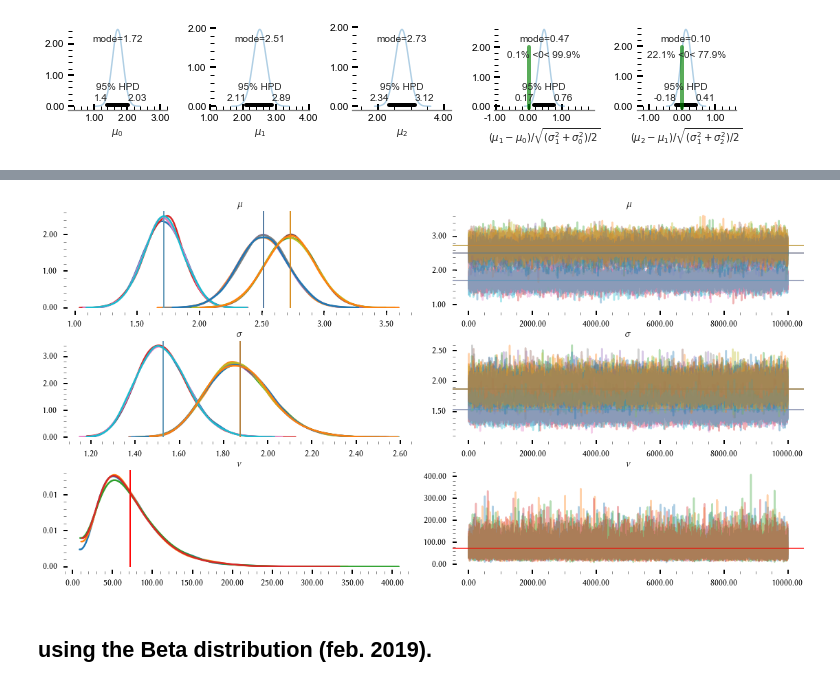
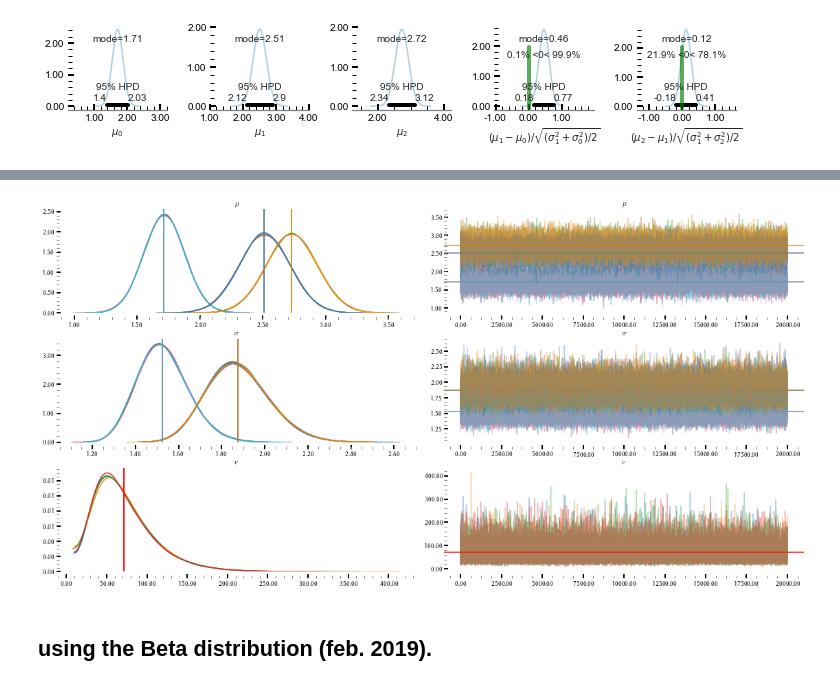
Before and after one commit to CrowdDynamicsLab/ComicPersuasion, a Jupyter notebook: Paper Draft/CHI2019-comic/hari-code/new experiments, sep 2018.ipynb, the cells around one changed output, grey strips where cells are left out. Saved outputs shown, nothing was run; the diff lists cells and outputs as text; code cells hidden in the pictures.

```diff
--- a/Paper Draft/CHI2019-comic/hari-code/new experiments, sep 2018.ipynb
+++ b/Paper Draft/CHI2019-comic/hari-code/new experiments, sep 2018.ipynb
@@ -171,29 +175,29 @@ with pm.Model() as group_main:
 # %% [markdown]
 ## model code (beta, feb. 2019)
 # %%
-n_lambda = 10.0 # hyperprior parameter for the exponential distribution
+# n_lambda = 10.0 # hyperprior parameter for the exponential distribution
 
-s_low = 0
-s_high = 5
-# case = dfs[dfs.condition < 2].condition # either 0, 1
-# obs  = dfs[dfs.condition < 2].response # for conditions 0, 1
+# s_low = 0
+# s_high = 5
+# # case = dfs[dfs.condition < 2].condition # either 0, 1
+# # obs  = dfs[dfs.condition < 2].response # for conditions 0, 1
 
-case = dfs.condition # either 0, 1, 2
-obs  = 0.0001+0.999*(dfs.response)/5.0 # normalized response for conditions 0, 1, 2
+# case = dfs.condition # either 0, 1, 2
+# obs  = 0.0001+0.999*(dfs.response)/5.0 # normalized response for conditions 0, 1, 2
 
-with pm.Model() as group_main:
-    a = pm.Exponential('alpha', lam=n_lambda, shape=3, testval=1) # the alpha parameter
-    b = pm.Exponential('beta', lam=n_lambda, shape=3, testval=1) # the beta parameter
+# with pm.Model() as group_main:
+#     a = pm.Exponential('alpha', lam=n_lambda, shape=3, testval=1) # the alpha parameter
+#     b = pm.Exponential('beta', lam=n_lambda, shape=3, testval=1) # the beta parameter
 
-#     mode = pm.Normal('mode', mu=m_mean, tau=1 / m_std**2, shape=3)
-#     sigma = pm.Uniform('sigma', lower=0, upper=5, shape=3)
+# #     mode = pm.Normal('mode', mu=m_mean, tau=1 / m_std**2, shape=3)
+# #     sigma = pm.Uniform('sigma', lower=0, upper=5, shape=3)
 
-#     r = pm.Normal('R_obs',  observed=obs, mu=mode[case], sd=sigma[case])
+# #     r = pm.Normal('R_obs',  observed=obs, mu=mode[case], sd=sigma[case])
 
-    r = pm.Beta('R_obs', observed=obs, alpha=a[case], beta=b[case])
+#     r = pm.Beta('R_obs', observed=obs, alpha=a[case], beta=b[case])
 # %%
 with group_main:
-    trace = pm.sample(10000)
+    trace = pm.sample(20000)
 # %% [output]
 Auto-assigning NUTS sampler...
 Initializing NUTS using jitter+adapt_diag...
@@ -407,7 +406,8 @@ rc('text', usetex=True)
 rc('text.latex',
    preamble=[
        r'\usepackage[tt=false, type1=true]{libertine}',
-       r'\usepackage[libertine]{newtxmath}', r'\usepackage[varqu]{zi4}',
+       r'\usepackage[libertine]{newtxmath}',
+       r'\usepackage[varqu]{zi4}',
        r'\usepackage[T1]{fontenc}'
    ])
 
@@ -422,35 +422,35 @@ pm.plots.traceplot(
     lines={
         'mode': [mu0.mean(), mu1.mean(), mu2.mean()],
         'sigma': [sigma0.mean(), sigma1.mean(), sigma2.mean()],
         'nu': (trace['nu']).mean()
         }
     )
 
 for i in range(NRows):
     for j in range(NCols):
         z = axs[i, j]
         z.set_xlabel("") # no individual labels
         z.set_ylabel("")
         z.spines['right'].set_visible(False)
         z.spines['top'].set_visible(False)
         z.spines['left'].set_visible(False)
         z.spines['bottom'].set_visible(False)
         z.spines['bottom'].set_position(('outward', 10))
         z.xaxis.set_major_formatter(FormatStrFormatter('%.2f'))
         z.yaxis.set_major_formatter(FormatStrFormatter('%.2f'))
         z.tick_params(direction='in', length=6, width=2, colors='k', which='major')
         z.tick_params(direction='in', length=4, width=1, colors='gray', which='minor')
         z.minorticks_on()
 
 axs[0,0].set_title(r'$\mu$')
 axs[0,1].set_title(r'$\mu$')
 axs[1,0].set_title(r'$\sigma$')
 axs[1,1].set_title(r'$\sigma$')
 axs[2,0].set_title(r'$\nu$')
 axs[2,1].set_title(r'$\nu$')
-fig.savefig('traceplot')
+fig.savefig('traceplot.pdf')
 # %% [output]
-[figure, old version]
+[figure, new version]
 # %% [markdown]
 ## using the Beta distribution (feb. 2019).
 # %% [markdown]
```
Also changed, not shown: parts of 8 cells of this notebook, 5 other files.
